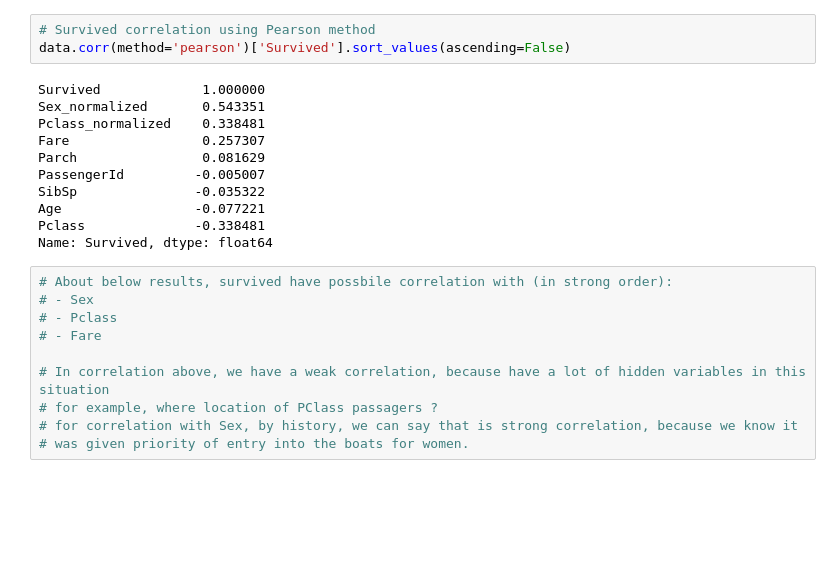
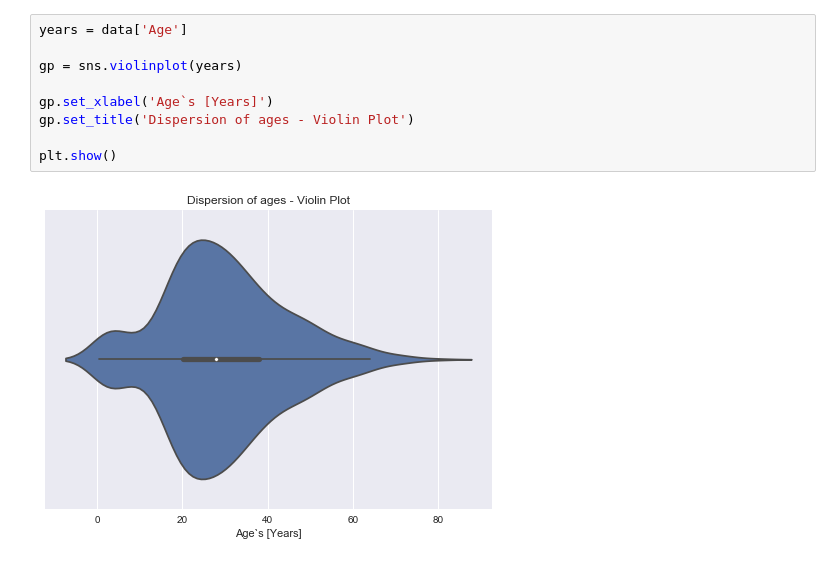
Before and after one commit to jonatasfreitasv/udacity_classrepo, a Jupyter notebook: Data_Analysis_Nanodegree/P2/final_project/Data_Analysis_P2_Final_Project.ipynb, the cells around one changed output. Cells and saved outputs as stored; diff of their text form; blank space fills up the shorter version.

```diff
--- a/Data_Analysis_Nanodegree/P2/final_project/Data_Analysis_P2_Final_Project.ipynb
+++ b/Data_Analysis_Nanodegree/P2/final_project/Data_Analysis_P2_Final_Project.ipynb
@@ -112,24 +184,11 @@ plt.show()
-# %%
-# Survived correlation using Pearson method
-data.corr(method='pearson')['Survived'].sort_values(ascending=False)
-# %% [output]
-Survived             1.000000
-Sex_normalized       0.543351
-Pclass_normalized    0.338481
-Fare                 0.257307
-Parch                0.081629
-PassengerId         -0.005007
-SibSp               -0.035322
-Age                 -0.077221
-Pclass              -0.338481
-Name: Survived, dtype: float64
-# %%
-# About below results, survived have possbile correlation with (in strong order):
-# - Sex
-# - Pclass
-# - Fare
-
-# In correlation above, we have a weak correlation, because have a lot of hidden variables in this situation
-# for example, where location of PClass passagers ?
-# for correlation with Sex, by history, we can say that is strong correlation, because we know it
-# was given priority of entry into the boats for women.
+# %%
+years = data['Age']
+
+gp = sns.violinplot(years)
+
+gp.set_xlabel('Age`s [Years]')
+gp.set_title('Dispersion of ages - Violin Plot')
+
+plt.show()
+# %% [output]
+[figure, added]
```
Also changed, not shown: parts of 49 cells of this notebook, 1 other file.
